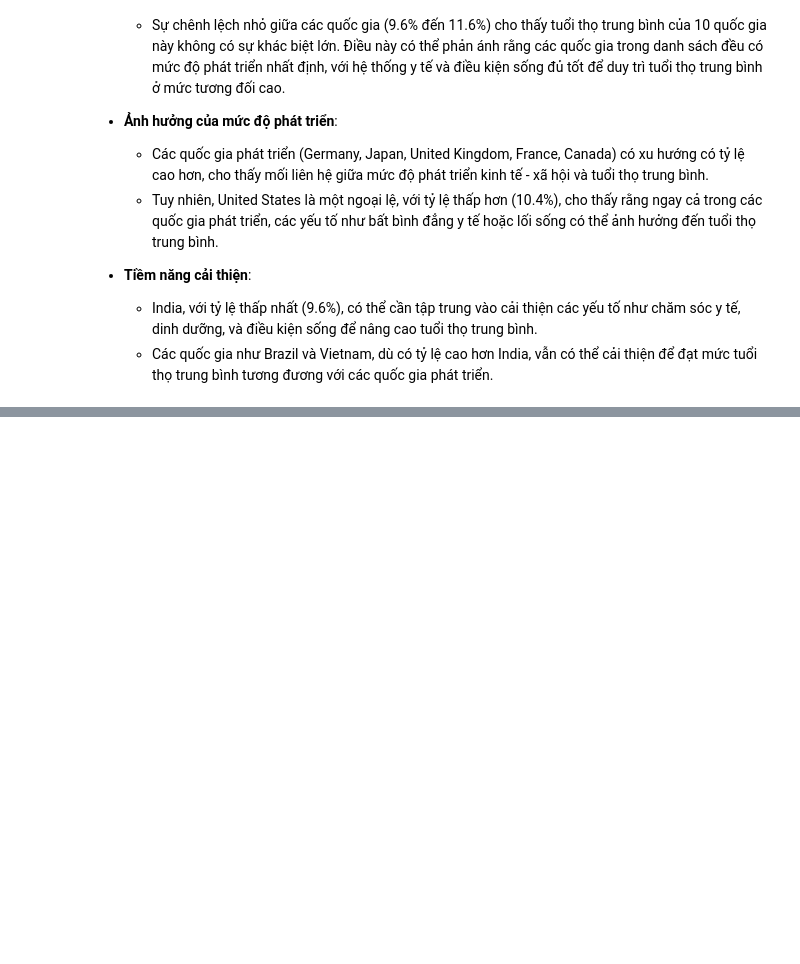
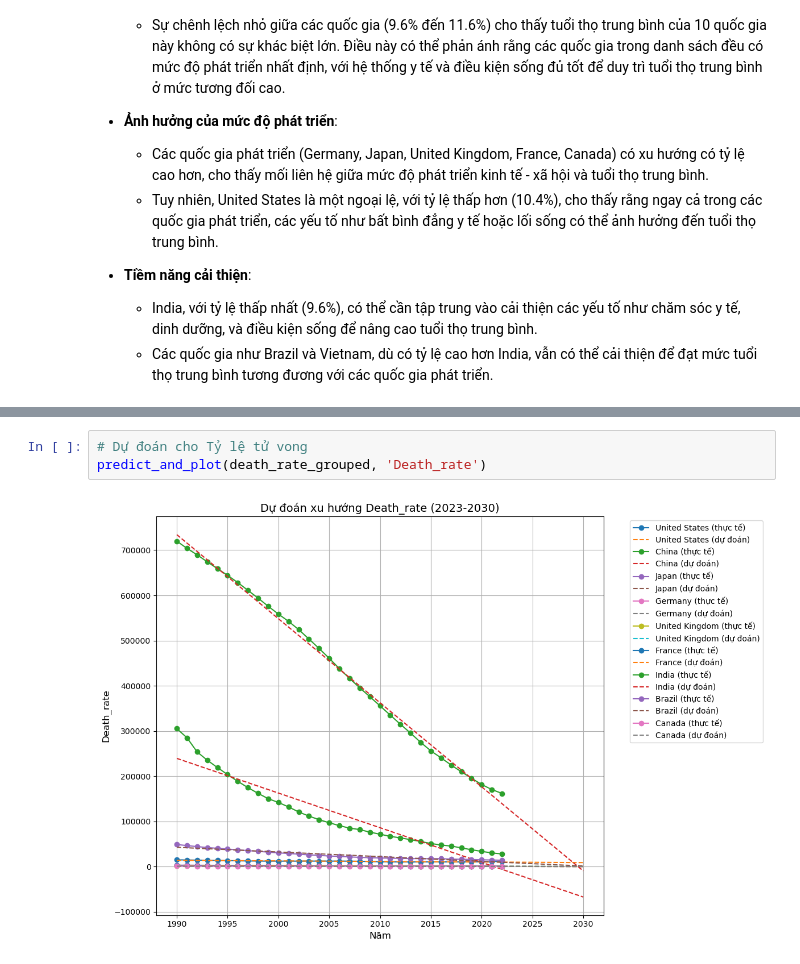
Before and after one commit to RokeMSE/-Lab02--Data-Visualization, a Jupyter notebook: 22127225_22127357_22127374.ipynb, the cells around one changed output, grey strips where cells are left out. Saved outputs shown, nothing was run; the diff lists cells and outputs as text; blank space fills up the shorter version.

```diff
--- a/22127225_22127357_22127374.ipynb
+++ b/22127225_22127357_22127374.ipynb
@@ -1249,0 +1113,5 @@ plt.show()
+# %%
+# Dự đoán cho Tỷ lệ tử vong
+predict_and_plot(death_rate_grouped, 'Death_rate')
+# %% [output]
+[figure, added]
```
Also changed, not shown: parts of 23 cells of this notebook, 14 other files.
